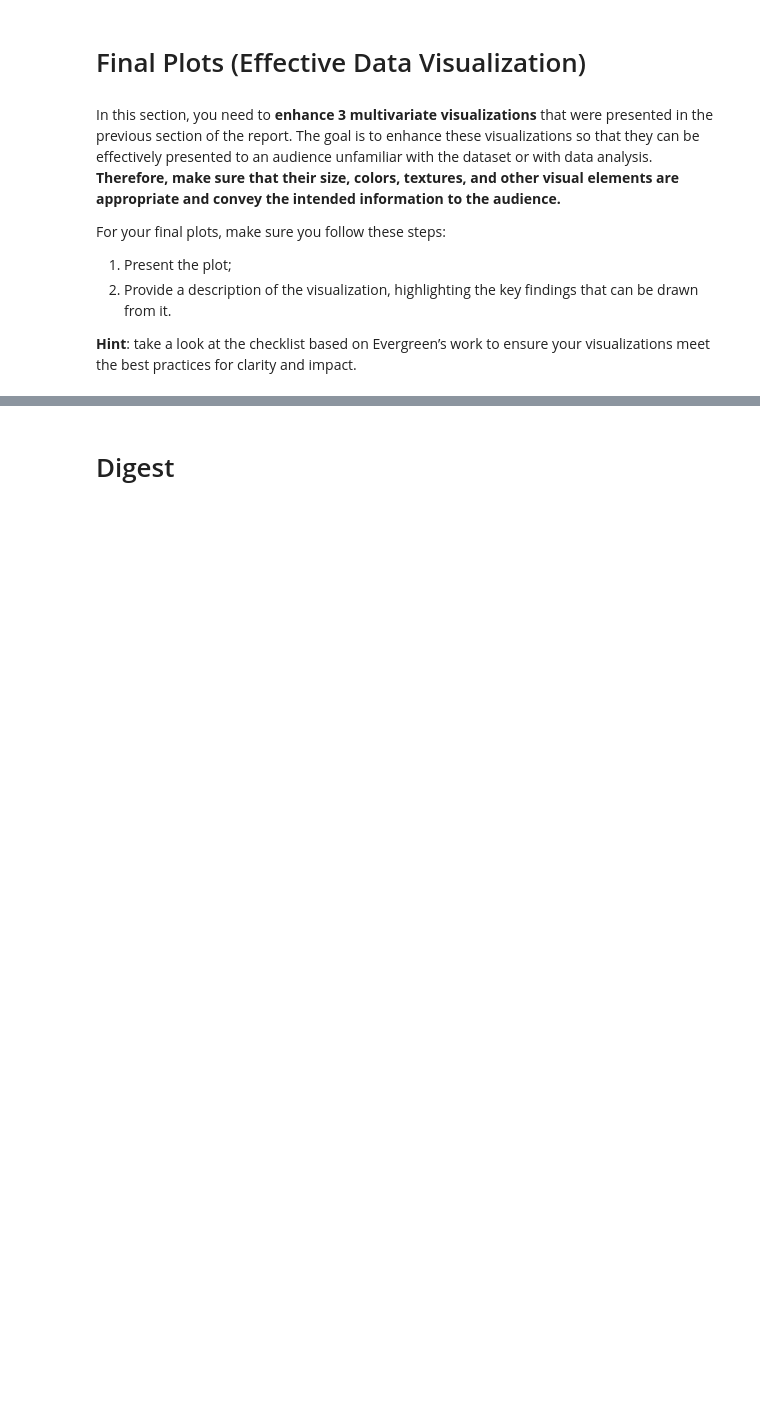
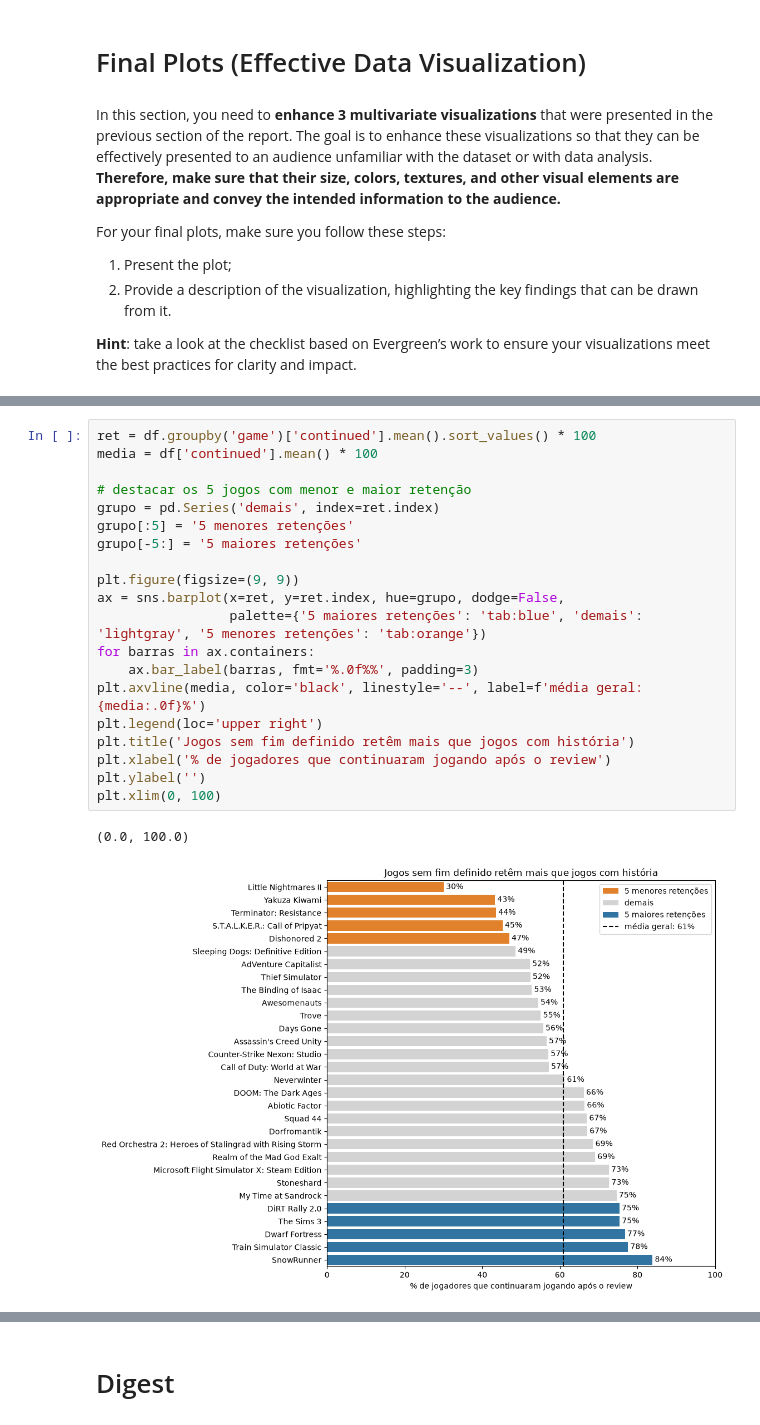
Before and after one commit to larissa04alves/steam-review-retention, a Jupyter notebook: tde-data-science-parte01.ipynb, the cells around one changed output, grey strips where cells are left out. Drawn from its saved outputs; the diff is of its cells as text; blank space fills up the shorter version.

```diff
--- a/tde-data-science-parte01.ipynb
+++ b/tde-data-science-parte01.ipynb
@@ -897,0 +916,23 @@ For your final plots, make sure you follow these steps:
+# %%
+ret = df.groupby('game')['continued'].mean().sort_values() * 100
+media = df['continued'].mean() * 100
+
+# destacar os 5 jogos com menor e maior retenção
+grupo = pd.Series('demais', index=ret.index)
+grupo[:5] = '5 menores retenções'
+grupo[-5:] = '5 maiores retenções'
+
+plt.figure(figsize=(9, 9))
+ax = sns.barplot(x=ret, y=ret.index, hue=grupo, dodge=False,
+                 palette={'5 maiores retenções': 'tab:blue', 'demais': 'lightgray', '5 menores retenções': 'tab:orange'})
+for barras in ax.containers:
+    ax.bar_label(barras, fmt='%.0f%%', padding=3)
+plt.axvline(media, color='black', linestyle='--', label=f'média geral: {media:.0f}%')
+plt.legend(loc='upper right')
+plt.title('Jogos sem fim definido retêm mais que jogos com história')
+plt.xlabel('% de jogadores que continuaram jogando após o review')
+plt.ylabel('')
+plt.xlim(0, 100)
+# %% [output]
+(0.0, 100.0)
+[figure, added]
```
Also changed, not shown: parts of 9 cells of this notebook.
